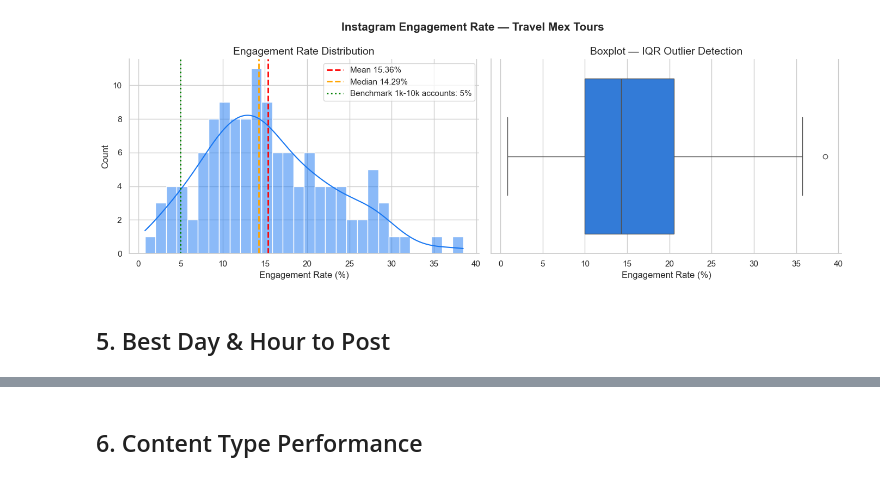
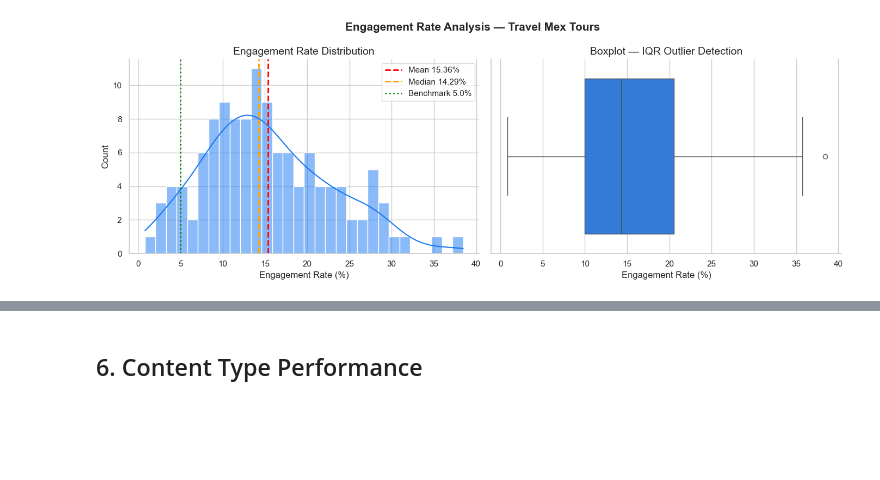
Before and after one commit to mariagarciasehara/social-media-analytics-travelmex, a Jupyter notebook: notebooks/instagram/01_EDA.ipynb, the cells around one changed output, grey strips where cells are left out. Saved outputs shown, nothing was run; the diff lists cells and outputs as text; code cells hidden in the pictures; blank space fills up the shorter version.

```diff
--- a/notebooks/instagram/01_EDA.ipynb
+++ b/notebooks/instagram/01_EDA.ipynb
@@ -78,0 +74,25 @@ print(f"   Figures path : {FIGURES_PATH}")
+# %%
+from load_data import load_instagram_csv
+from preprocessing import preprocess_df
+
+DATA_DIR  = Path("../../data/instagram/")
+csv_files = sorted(DATA_DIR.glob("*.csv"), key=lambda f: f.stat().st_mtime, reverse=True)
+if not csv_files:
+    raise FileNotFoundError("No CSV found in data/instagram/")
+
+df_raw   = load_instagram_csv(csv_files[0])
+df, meta = preprocess_df(df_raw)
+
+er_col      = meta["engagement_rate_col"]
+ps_col      = meta["performance_score_col"]
+tier_col    = meta["performance_tier_col"]
+tier_rel    = meta["performance_tier_relative_col"]
+type_col    = meta.get("type_col")
+date_col    = meta.get("date_col")
+denom_col   = meta.get("reach_col") or meta.get("impressions_col") or meta.get("views_col")
+time_slot_col = meta.get("time_slot_col")
+
+print(f"\n📋 Key columns detected:")
+for k, v in meta.items():
+    if k.endswith("_col") and v:
+        print(f"   {k:35s} → {v}")
@@ -210,25 +324,21 @@ Beats benchmark?  : ✅ YES
 # %%
 fig, (ax1, ax2) = plt.subplots(1, 2, figsize=(14, 5))
 
-# Distribution
 sns.histplot(er, bins=30, kde=True, color=BRAND_BLUE, ax=ax1)
-ax1.axvline(er.mean(),   color="red",    ls="--", lw=2, label=f"Mean {er.mean():.2f}%")
-ax1.axvline(er.median(), color="orange", ls="--", lw=2, label=f"Median {er.median():.2f}%")
-ax1.axvline(5.0,         color="green",  ls=":",  lw=2, label="Benchmark 1k-10k accounts: 5%")
+ax1.axvline(er.mean(),  color="red",    ls="--", lw=2, label=f"Mean {er.mean():.2f}%")
+ax1.axvline(er.median(),color="orange", ls="--", lw=2, label=f"Median {er.median():.2f}%")
+ax1.axvline(BENCHMARK,  color="green",  ls=":",  lw=2, label=f"Benchmark {BENCHMARK}%")
 ax1.set_title("Engagement Rate Distribution")
 ax1.set_xlabel("Engagement Rate (%)")
 ax1.legend()
 
-# Boxplot
 sns.boxplot(x=er, color=BRAND_BLUE, ax=ax2)
 ax2.set_title("Boxplot — IQR Outlier Detection")
 ax2.set_xlabel("Engagement Rate (%)")
 
-plt.suptitle("Instagram Engagement Rate — Travel Mex Tours", fontsize=15, fontweight="bold")
+plt.suptitle("Engagement Rate Analysis — Travel Mex Tours", fontsize=15, fontweight="bold")
 plt.tight_layout()
-plt.savefig(FIGURES_PATH / "01_engagement_rate.png", dpi=150, bbox_inches="tight")
+plt.savefig(FIGURES_PATH / "02_engagement_rate.png", dpi=150, bbox_inches="tight")
 plt.show()
 # %% [output]
-[figure, old version]
+[figure, new version]
-# %% [markdown]
-## 5. Best Day & Hour to Post
```
Also changed, not shown: parts of 36 cells of this notebook, 6 other files.
